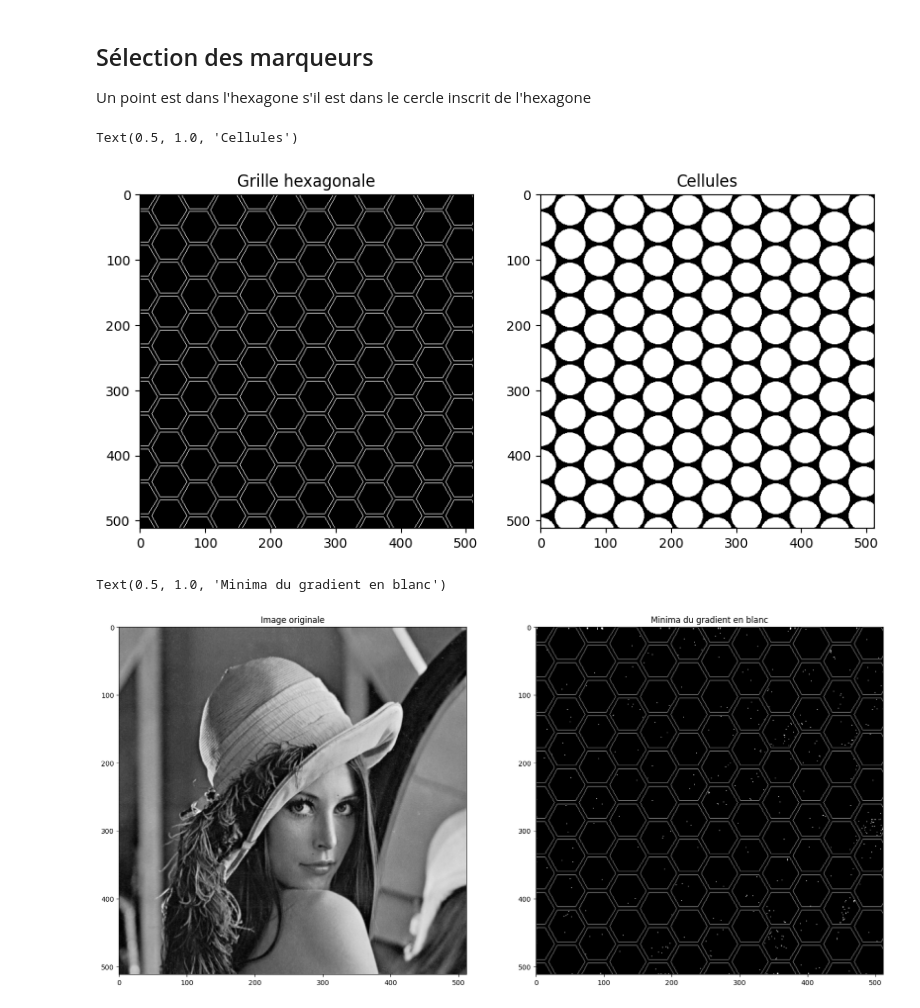
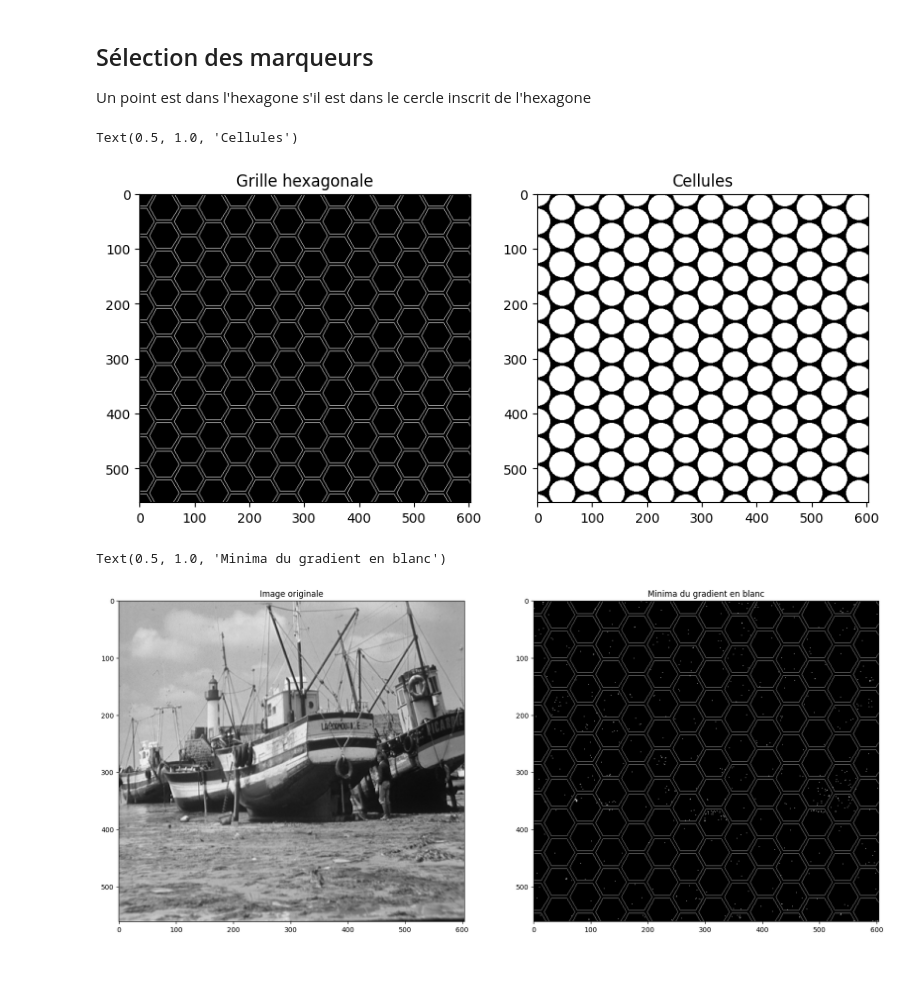
Before and after one commit to Planeurzik/Waterpixels, a Jupyter notebook: water1.ipynb, the cells around one changed output. Saved outputs shown, nothing was run; the diff lists cells and outputs as text; code cells hidden in the pictures; blank space fills up the shorter version.

```diff
--- a/water1.ipynb
+++ b/water1.ipynb
@@ -12,7 +12,7 @@ import scipy.spatial as sp
 # %% [markdown]
 ## Gradient morphologique
 # %%
-img = io.imread('images/lena.tif')
+img = io.imread('images/bat.tif')
 
 
 
@@ -140,7 +140,33 @@ ax[1].imshow(img_check_hex_selection,cmap = "gray")
 ax[1].set_title('Cellules')
 # %% [output]
 Text(0.5, 1.0, 'Cellules')
-[figure, old version]
+[figure, new version]
+# %%
+def extract_hex_grad(grad_im,c,taille):
+    hex_points = extract_hex_points(c,taille)
+    grad_hex = []
+    grad_coord = []
+    colonnes, lignes = grad_im.size
+    for p in hex_points:
+        if (p[0]>=0 and p[0]<colonnes and p[1]>=0 and p[1]<lignes):
+            grad_hex.append(grad_im.getpixel((p[0],p[1])))
+            grad_coord.append((p[0],p[1]))
+    return grad_hex,grad_coord
+
+s=[]
+for c in calcul_hexa_centers(im,30):
+    grad_val,grad_coord = extract_hex_grad(im,c,int(30*0.9))
+    s.append((grad_val,grad_coord))
+
+img_selection_grad_hex = Image.new(mode='L',size=im.size,color=0)
+
+for g in s:
+    for i in range(len(g[1])):
+        val = g[0][i]
+        coord = g[1][i]
+        img_selection_grad_hex.putpixel(coord,val)
+
+#img_selection_grad_hex.show()
 # %%
 def extract_hex_grad_min(grad_im,c,taille):
     hex_points = extract_hex_points(c,taille)
@@ -148,42 +174,42 @@ def extract_hex_grad_min(grad_im,c,taille):
     grad_coord = []
     colonnes, lignes = grad_im.size
     for p in hex_points:
-        if (p[0]>=0 and p[0]<lignes and p[1]>=0 and p[1]<colonnes):
+        if (p[0]>=0 and p[0]<colonnes and p[1]>=0 and p[1]<lignes):
             grad_hex.append(grad_im.getpixel((p[0],p[1])))
             grad_coord.append((p[0],p[1]))
     grad_hex = np.array(grad_hex)
     if len(grad_hex)>0:
         min_indices = np.where(grad_hex == grad_hex.min())[0]
         min_coord = [grad_coord[i] for i in min_indices]
         return min_coord
     else:
         return [c]
 
 s=[]
 for c in calcul_hexa_centers(im,30):
     grad_min = extract_hex_grad_min(im,c,int(30*0.9))
     s.append(grad_min)
 
 colonnes, lignes = im.size
 
 img_selection_marqueur = Image.new(mode='L',size=im.size,color=0)
 
 for hexagon in s:
     for i in range(len(hexagon)):
         xy = hexagon[i]
         if xy[0]<colonnes and xy[0]>=0 and xy[1]<lignes and xy[1]>=0:
             img_selection_marqueur.putpixel(xy,255)
 fig,ax = plt.subplots(1,2,figsize = (20,15))
 
 img_selection_marqueur = hexagon_grid(Image.fromarray(np.uint8(img_selection_marqueur)),30,0.9)
-#img_selection_marqueur.show()
+img_selection_marqueur.show()
 ax[0].imshow(img,cmap='gray')
 ax[0].set_title('Image originale')
 ax[1].imshow(img_selection_marqueur,cmap = "gray")
 ax[1].set_title('Minima du gradient en blanc')
 # %% [output]
 Text(0.5, 1.0, 'Minima du gradient en blanc')
-[figure, old version]
+[figure, new version]
 # %%
 def est_voisin(x_i,y_i,x_j,y_j):
     voisin = False
```
Also changed, not shown: parts of 3 cells of this notebook.
